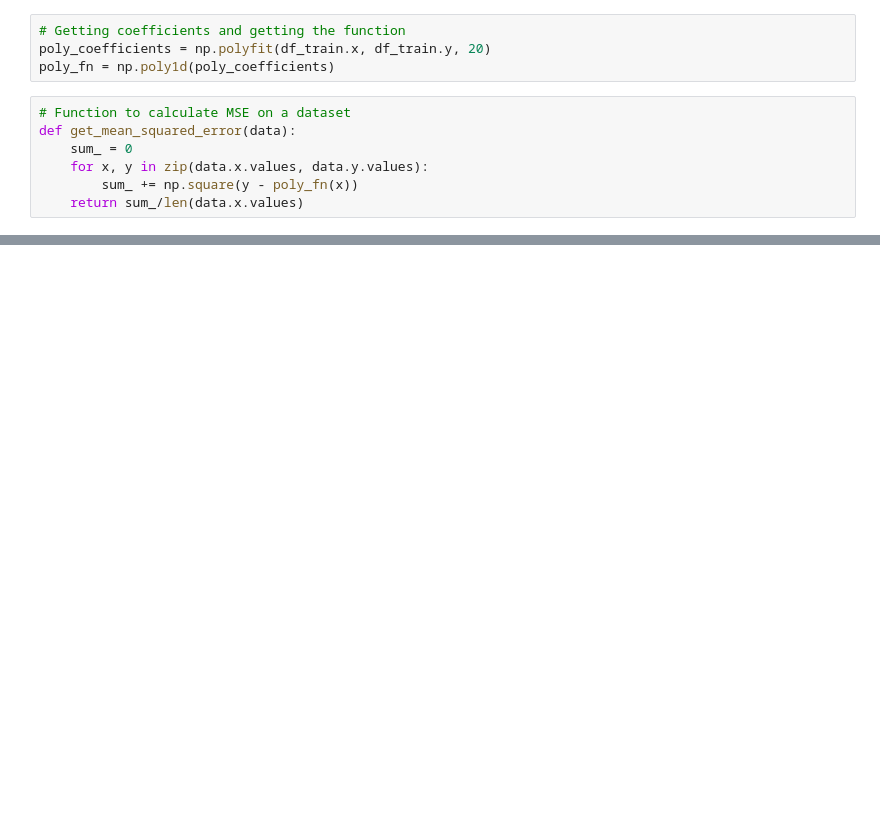
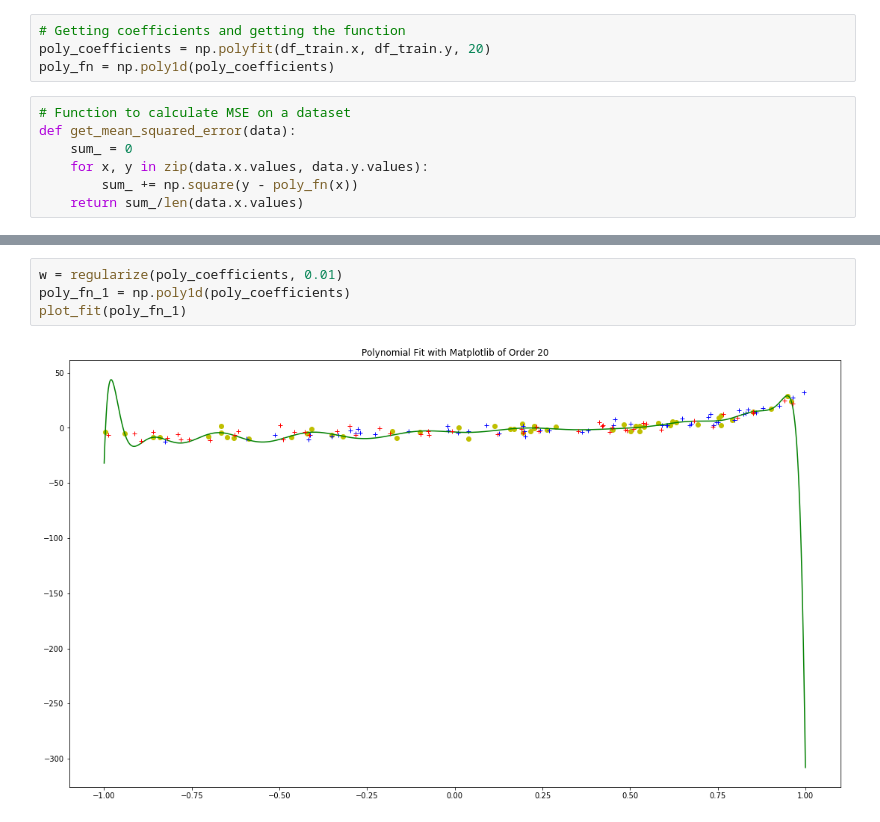
Before and after one commit to tristantoupin/COMP551-AppliedMachineLearning, a Jupyter notebook: 1_assignment/Questions/Q.2.ipynb, the cells around one changed output, grey strips where cells are left out. Drawn from its saved outputs; the diff is of its cells as text; blank space fills up the shorter version.

```diff
--- a/1_assignment/Questions/Q.2.ipynb
+++ b/1_assignment/Questions/Q.2.ipynb
@@ -48,0 +106,6 @@ Mean Squared Error on the Traning dataset is  1418.51
+# %%
+w = regularize(poly_coefficients, 0.01)
+poly_fn_1 = np.poly1d(poly_coefficients)
+plot_fit(poly_fn_1)
+# %% [output]
+[figure, added]
```
Also changed, not shown: parts of 20 cells of this notebook, 2 other files.
